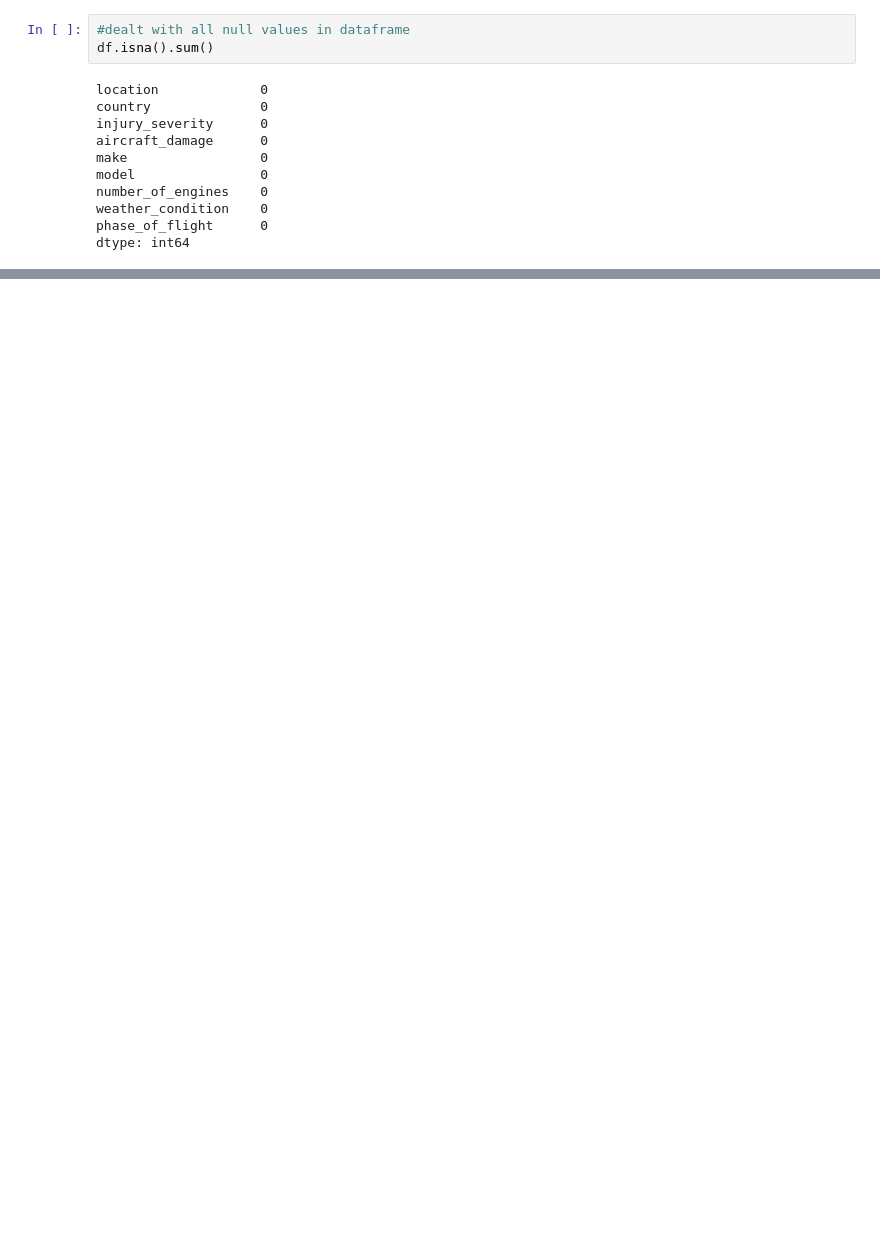
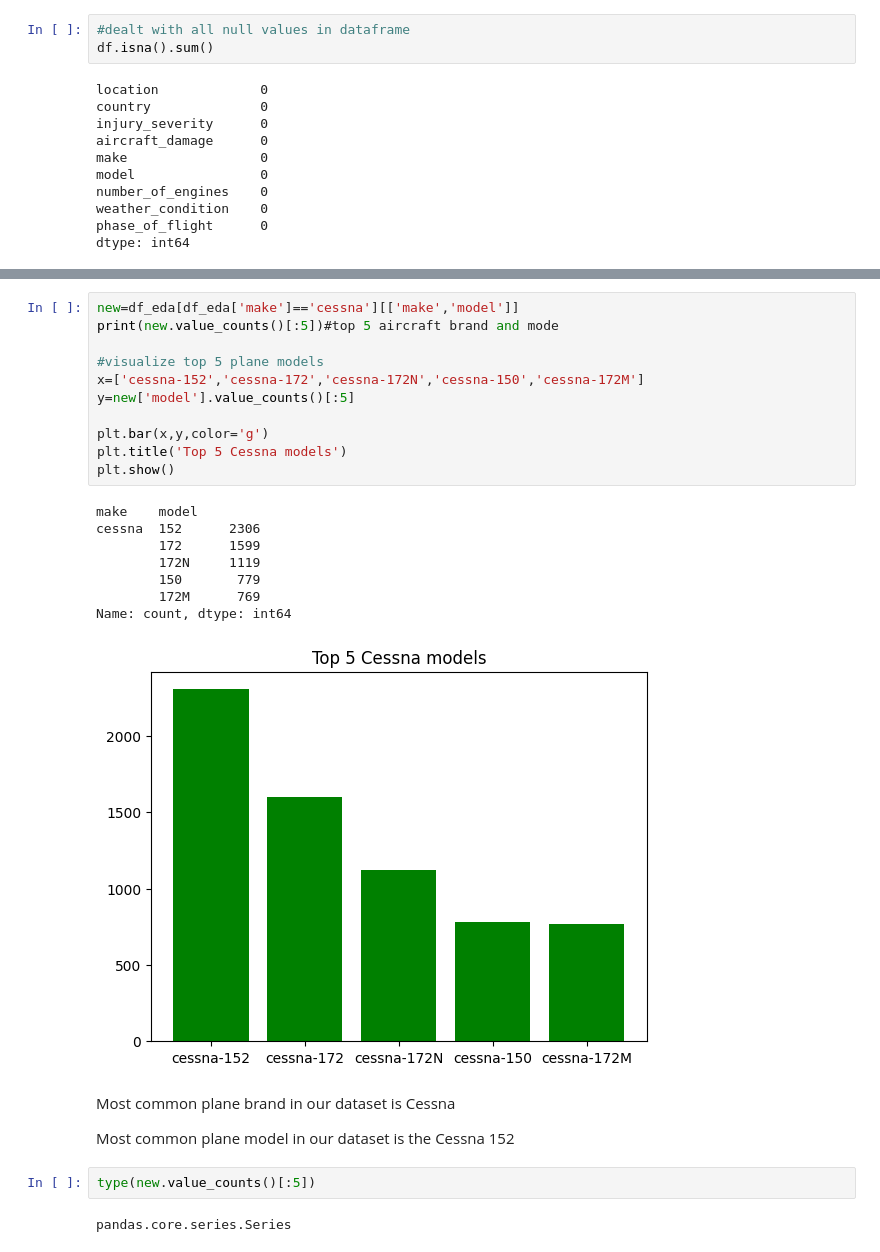
Before and after one commit to davidmasai/End_of_phase1_project, a Jupyter notebook: technical_presentation/end_of_phase1_technical_presentation.ipynb, the cells around one changed output, grey strips where cells are left out. Drawn from its saved outputs; the diff is of its cells as text; blank space fills up the shorter version.

```diff
--- a/technical_presentation/end_of_phase1_technical_presentation.ipynb
+++ b/technical_presentation/end_of_phase1_technical_presentation.ipynb
@@ -507,0 +606,28 @@ df_eda.head(10)
+# %%
+new=df_eda[df_eda['make']=='cessna'][['make','model']]
+print(new.value_counts()[:5])#top 5 aircraft brand and mode
+
+#visualize top 5 plane models
+x=['cessna-152','cessna-172','cessna-172N','cessna-150','cessna-172M']
+y=new['model'].value_counts()[:5]
+
+plt.bar(x,y,color='g')
+plt.title('Top 5 Cessna models')
+plt.show()
+# %% [output]
+make    model
+cessna  152      2306
+        172      1599
+        172N     1119
+        150       779
+        172M      769
+Name: count, dtype: int64
+[figure, added]
+# %% [markdown]
+Most common plane brand in our dataset is Cessna
+
+Most common plane model in our dataset is the Cessna 152
+# %%
+type(new.value_counts()[:5])
+# %% [output]
+pandas.core.series.Series
```
Also changed, not shown: parts of 20 cells of this notebook.
